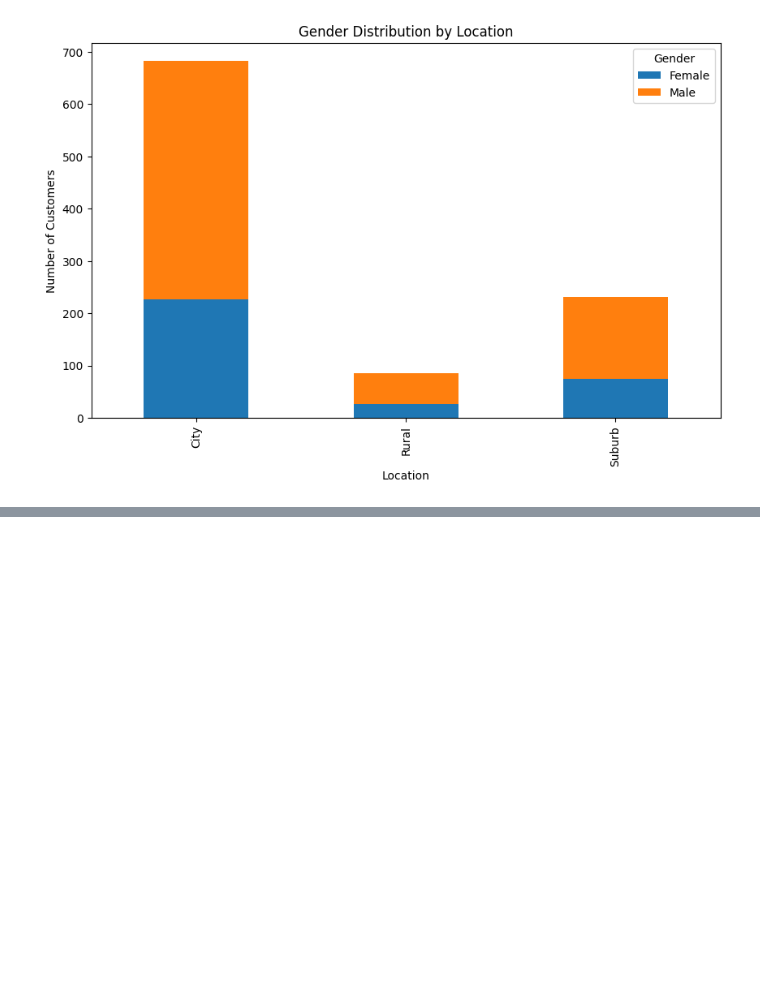
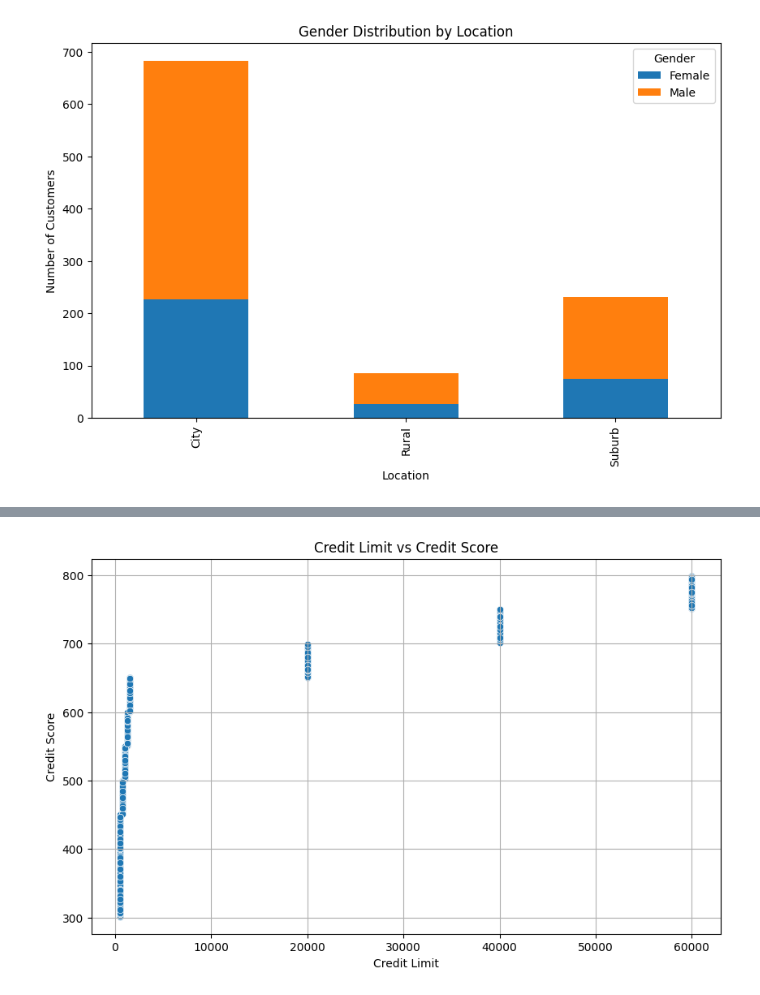
Before and after one commit to ashishjadhav123/AtliQo-Bank-Credit-Card-Launch, a Jupyter notebook: AtliQo Bank Phase1.ipynb, the cells around one changed output, grey strips where cells are left out. Drawn from its saved outputs; the diff is of its cells as text; code cells hidden in the pictures; blank space fills up the shorter version.

Commit message:
Data Cleaning: Credit Score Table - Part 1 25-06-2025

```diff
--- a/AtliQo Bank Phase1.ipynb
+++ b/AtliQo Bank Phase1.ipynb
@@ -260,0 +295,3 @@ plt.show()
+# %%
+df_credit_profile = df_credit_profile.drop_duplicates(subset=['cust_id'], keep='last')
+df_credit_profile.shape
@@ -260,0 +341,10 @@ plt.show()
+# %%
+plt.figure(figsize=(10,6))
+sns.scatterplot(data=df_credit_profile, x='credit_limit', y='credit_score')
+plt.title('Credit Limit vs Credit Score')
+plt.xlabel('Credit Limit')
+plt.ylabel('Credit Score')
+plt.grid(True)
+plt.show()
+# %% [output]
+[figure, added]
```
Also changed, not shown: parts of 19 cells of this notebook.
